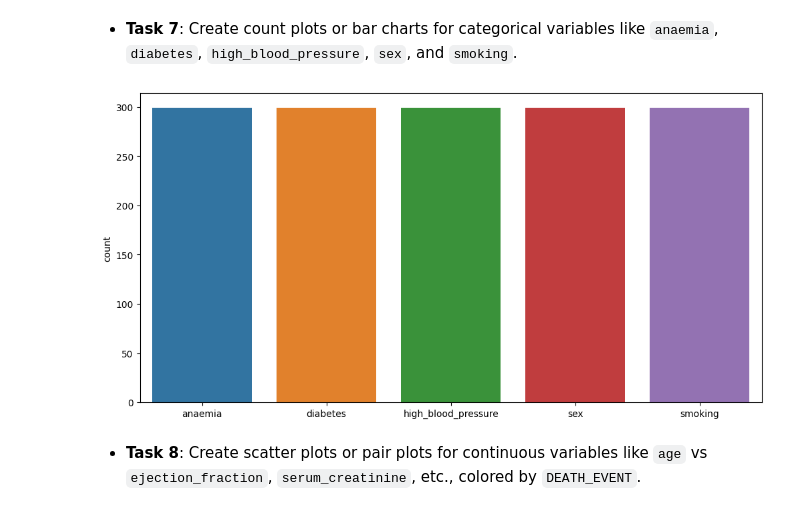
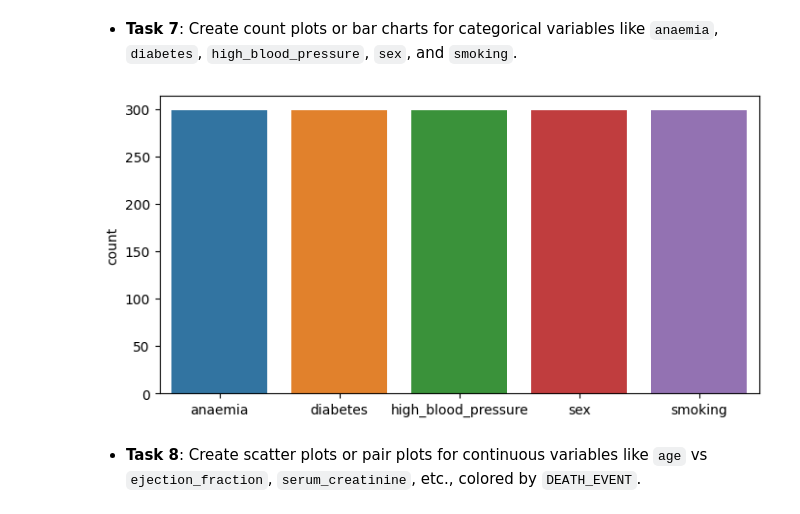
Before and after one commit to rafhan59/Heart-Failure-Prediction-Model, a Jupyter notebook: Assignment_Classification_Model_Evaluation_.ipynb, the cells around one changed output. Drawn from its saved outputs; the diff is of its cells as text; code cells hidden in the pictures.

```diff
--- a/Assignment_Classification_Model_Evaluation_.ipynb
+++ b/Assignment_Classification_Model_Evaluation_.ipynb
@@ -176,11 +176,12 @@ plt.show()
 # %% [markdown]
 - **Task 7**: Create count plots or bar charts for categorical variables like `anaemia`, `diabetes`, `high_blood_pressure`, `sex`, and `smoking`.
 # %%
-plt.figure(figsize=(12,6))
-sns.countplot(data=df[['anaemia', 'diabetes', 'high_blood_pressure', 'sex','smoking']])
+plt.figure(figsize=(8,4))
+sns.countplot(data=df[['anaemia', 'diabetes','high_blood_pressure', 'sex', 'smoking']])
+# df[['anaemia', 'diabetes','high_blood_pressure', 'sex', 'smoking']].plot(kind='bar')
 plt.show()
 # %% [output]
-[figure, old version]
+[figure, new version]
 # %% [markdown]
 - **Task 8**: Create scatter plots or pair plots for continuous variables like `age` vs `ejection_fraction`, `serum_creatinine`, etc., colored by `DEATH_EVENT`.
 # %%
```
Also changed, not shown: parts of 20 cells of this notebook.
